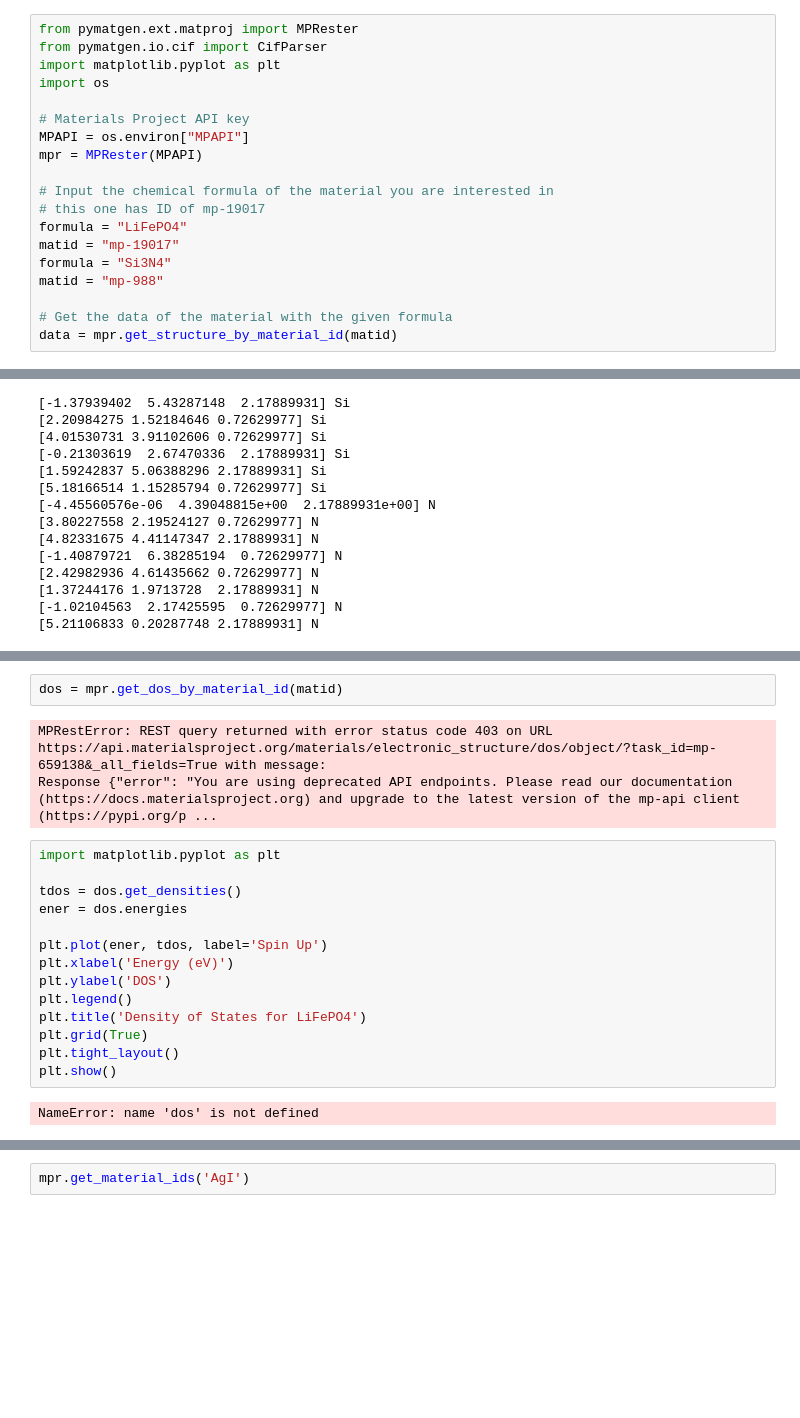
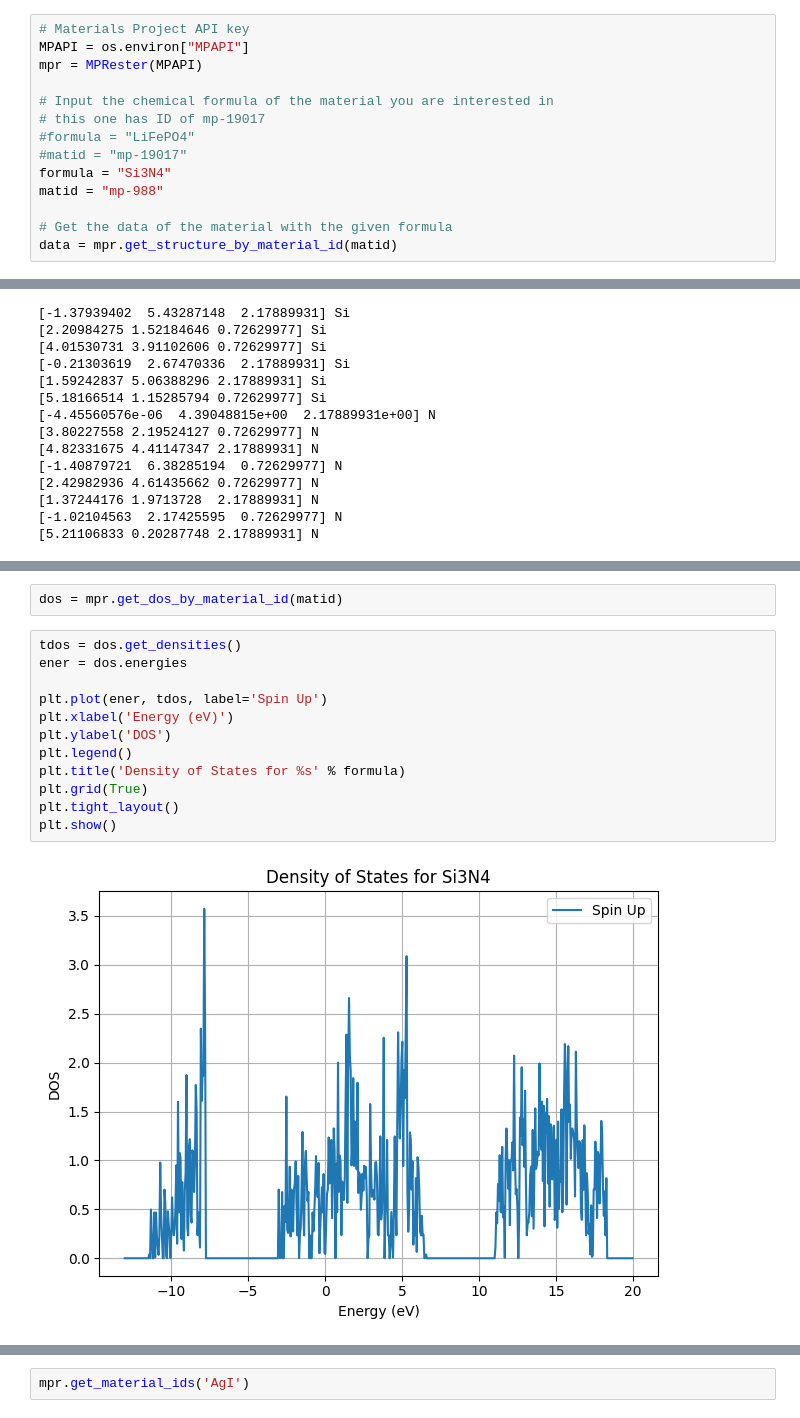
Before and after one commit to mkadek/tutorial-MP, a Jupyter notebook: materials.ipynb, the cells around one changed output, grey strips where cells are left out. Cells and saved outputs as stored; diff of their text form; blank space fills up the shorter version.

```diff
--- a/materials.ipynb
+++ b/materials.ipynb
@@ -34,17 +22,12 @@ NGLWidget()
 # %%
-from pymatgen.ext.matproj import MPRester
-from pymatgen.io.cif import CifParser
-import matplotlib.pyplot as plt
-import os
-
 # Materials Project API key
 MPAPI = os.environ["MPAPI"]
 mpr = MPRester(MPAPI)
 
 # Input the chemical formula of the material you are interested in
 # this one has ID of mp-19017
-formula = "LiFePO4"
-matid = "mp-19017"
+#formula = "LiFePO4"
+#matid = "mp-19017"
 formula = "Si3N4"
 matid = "mp-988"
 
@@ -92,21 +87,16 @@ mpr.get_structures(formula)
 # %%
 dos = mpr.get_dos_by_material_id(matid)
-# %% [output]
-MPRestError: REST query returned with error status code 403 on URL https://api.materialsproject.org/materials/electronic_structure/dos/object/?task_id=mp-659138&_all_fields=True with message:
-Response {"error": "You are using deprecated API endpoints. Please read our documentation (https://docs.materialsproject.org) and upgrade to the latest version of the mp-api client (https://pypi.org/p ...
 # %%
-import matplotlib.pyplot as plt
-
 tdos = dos.get_densities()
 ener = dos.energies
 
 plt.plot(ener, tdos, label='Spin Up')
 plt.xlabel('Energy (eV)')
 plt.ylabel('DOS')
 plt.legend()
-plt.title('Density of States for LiFePO4')
+plt.title('Density of States for %s' % formula)
 plt.grid(True)
 plt.tight_layout()
 plt.show()
 # %% [output]
-NameError: name 'dos' is not defined
+[figure, added]
```
Also changed, not shown: parts of 16 cells of this notebook, 1 other file.
